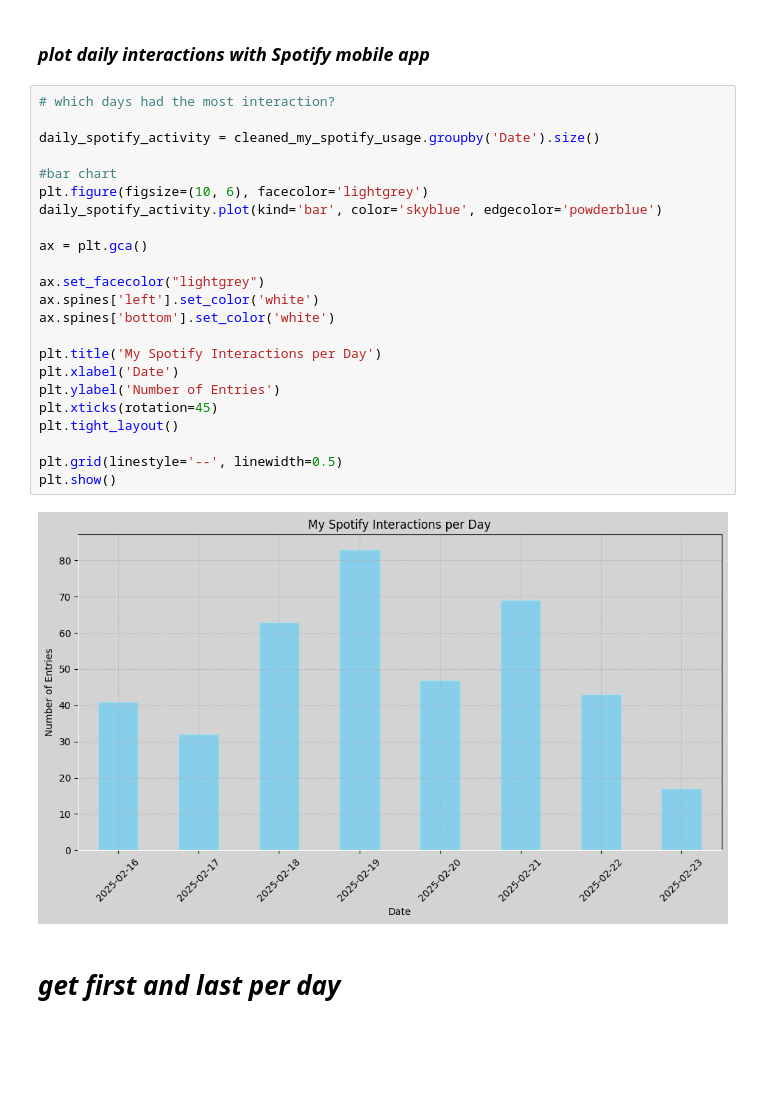
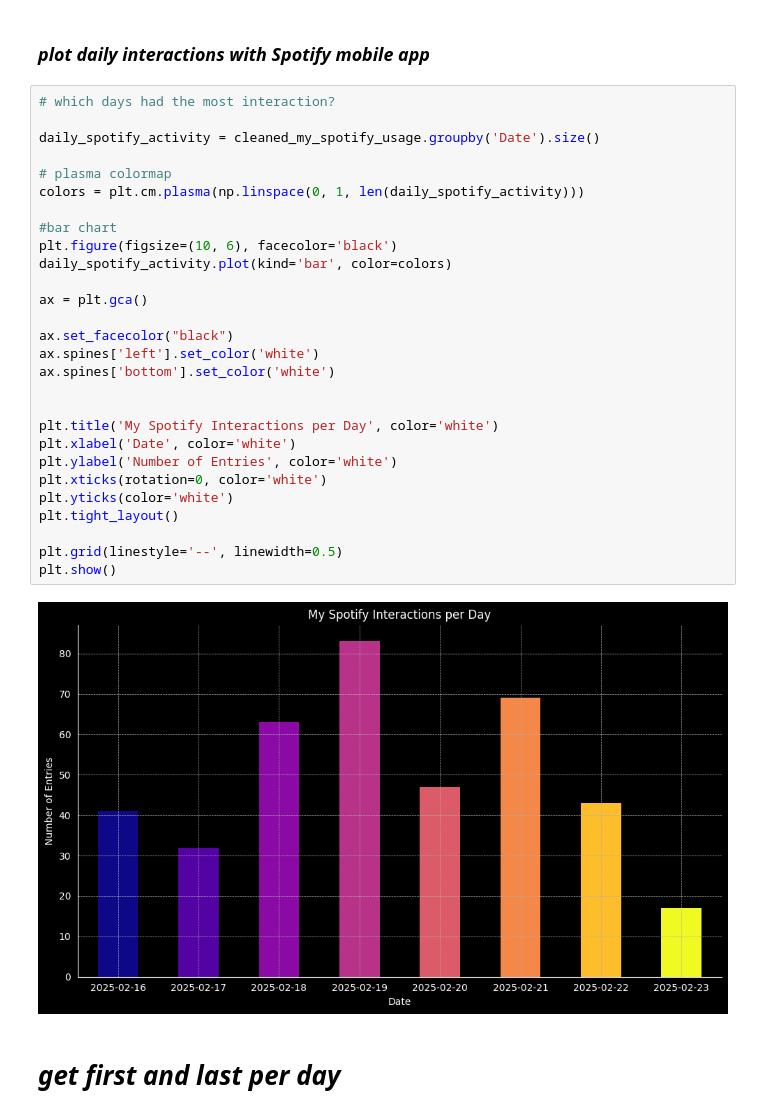
Before and after one commit to aaronAlien/Exploring-Spotify, a Jupyter notebook: spotify_interaction.ipynb, the cells around one changed output. Cells and saved outputs as stored; diff of their text form; blank space fills up the shorter version.

Commit message:
.md. plt edits. new plt for interactions.

```diff
--- a/spotify_interaction.ipynb
+++ b/spotify_interaction.ipynb
@@ -143,28 +145,33 @@ cleaned_my_spotify_usage.head()
 # %%
 # which days had the most interaction?
 
 daily_spotify_activity = cleaned_my_spotify_usage.groupby('Date').size()
 
+# plasma colormap
+colors = plt.cm.plasma(np.linspace(0, 1, len(daily_spotify_activity)))
+
 #bar chart
-plt.figure(figsize=(10, 6), facecolor='lightgrey')
-daily_spotify_activity.plot(kind='bar', color='skyblue', edgecolor='powderblue')
+plt.figure(figsize=(10, 6), facecolor='black')
+daily_spotify_activity.plot(kind='bar', color=colors)
 
 ax = plt.gca()
 
-ax.set_facecolor("lightgrey")
+ax.set_facecolor("black")
 ax.spines['left'].set_color('white')
 ax.spines['bottom'].set_color('white')
 
-plt.title('My Spotify Interactions per Day')
-plt.xlabel('Date')
-plt.ylabel('Number of Entries')
-plt.xticks(rotation=45)
+
+plt.title('My Spotify Interactions per Day', color='white')
+plt.xlabel('Date', color='white')
+plt.ylabel('Number of Entries', color='white')
+plt.xticks(rotation=0, color='white')
+plt.yticks(color='white')
 plt.tight_layout()
 
 plt.grid(linestyle='--', linewidth=0.5)
 plt.show()
 # %% [output]
-[figure, old version]
+[figure, new version]
 # %% [markdown]
 # _get first and last per day_
 # %%
```
Also changed, not shown: parts of 4 cells of this notebook, 6 other files.
